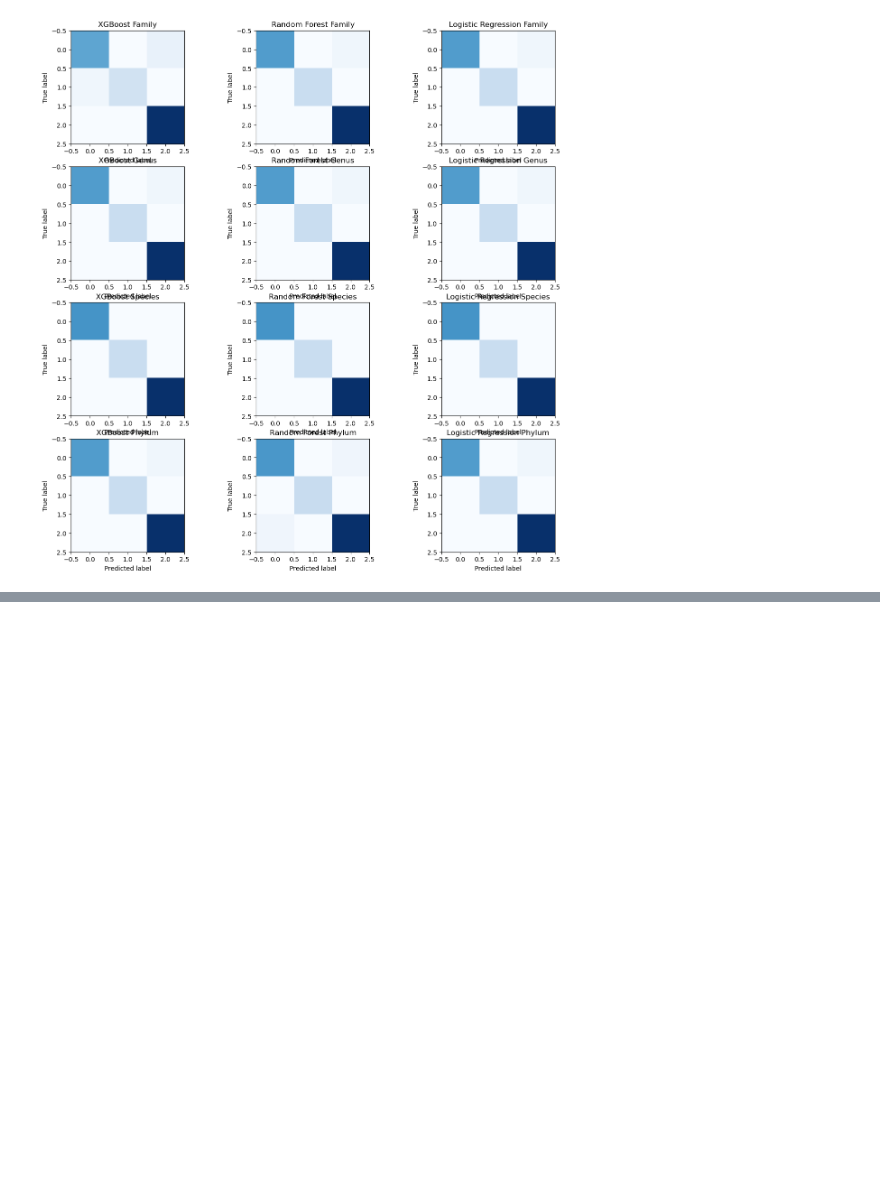
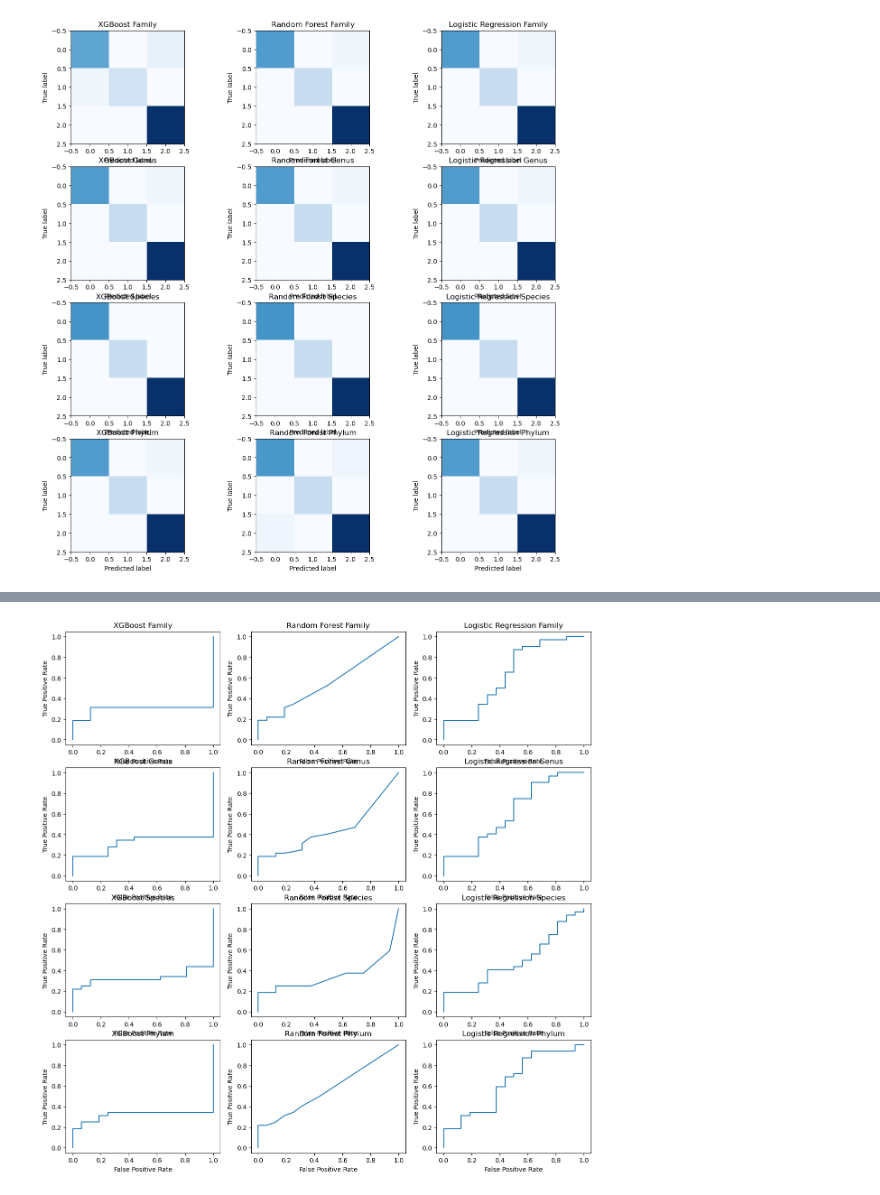
Before and after one commit to tianyi0216/ML_Microbiome, a Jupyter notebook: fumigation_predict.ipynb, the cells around one changed output, grey strips where cells are left out. Drawn from its saved outputs; the diff is of its cells as text; code cells hidden in the pictures; blank space fills up the shorter version.

Commit message:
roc_curve

```diff
--- a/fumigation_predict.ipynb
+++ b/fumigation_predict.ipynb
@@ -793,6 +854,8 @@ Common features:  ['flavida', 'acetylicum', 'megaterium']
 # %%
 # Phylum level data
 df_phylum = df_abundance.groupby('Phylum').sum()
+# remove columns that is not start with "Samp"
+df_phylum = df_phylum[df_phylum.columns[df_phylum.columns.str.startswith('Samp')]]
 df_phylum.head()
 # %% [output]
 |  | Samp001 | Samp002 | Samp003 | Samp004 | Samp005 | Samp006 | Samp007 | Samp008 | Samp009 | Samp010 | ... | ... |
@@ -841,6 +904,12 @@ y_pred = model_phylum_XGB.predict(X_test)
 
 test_score_phylum_XGB = model_phylum_XGB.score(X_test, y_test)
 cm_XGB_phylum = confusion_matrix(y_test, y_pred)
+# for roc curve
+# only binary class, fumigated or not, convert from 3 classes to 2 classes
+y_test_binary = np.where(y_test == 0, 0, 1)
+y_pred_binary = np.where(y_pred == 0, 0, 1)
+y_pred_proba = model_phylum_XGB.predict_proba(X_test)
+fpr_XGB_phylum, tpr_XGB_phylum, thresholds_XGB_phylum = roc_curve(y_test_binary, y_pred_proba[:,1])
 
 print("Test Accuracy: %0.2f" % test_score_phylum_XGB)
 # %% [output]
@@ -864,6 +933,12 @@ y_pred = model_phylum_RF.predict(X_test)
 
 test_score_phylum_RF = model_phylum_RF.score(X_test, y_test)
 cm_RF_phylum = confusion_matrix(y_test, y_pred)
+# for roc curve
+# only binary class, fumigated or not, convert from 3 classes to 2 classes
+y_test_binary = np.where(y_test == 0, 0, 1)
+y_pred_binary = np.where(y_pred == 0, 0, 1)
+y_pred_proba = model_phylum_RF.predict_proba(X_test)
+fpr_RF_phylum, tpr_RF_phylum, thresholds_RF_phylum = roc_curve(y_test_binary, y_pred_proba[:,1])
 
 print("Test Accuracy: %0.2f" % test_score_phylum_RF)
 # %% [output]
@@ -893,6 +968,12 @@ y_pred = model_phylum_logreg.predict(X_test_scaled)
 
 test_score_phylum_lr = model_phylum_logreg.score(X_test_scaled, y_test)
 cm_lr_phylum = confusion_matrix(y_test, y_pred)
+# for roc curve
+# only binary class, fumigated or not, convert from 3 classes to 2 classes
+y_test_binary = np.where(y_test == 0, 0, 1)
+y_pred_binary = np.where(y_pred == 0, 0, 1)
+y_pred_proba = model_phylum_logreg.predict_proba(X_test_scaled)
+fpr_lr_phylum, tpr_lr_phylum, thresholds_lr_phylum = roc_curve(y_test_binary, y_pred_proba[:,1])
 
 print("Test Accuracy: %0.2f" % test_score_phylum_lr)
 # %% [output]
@@ -1141,0 +1216,74 @@ ValueError: Feature shape mismatch, expected: 305, got 43
+# %%
+# ROC Curve
+
+# plot roc curve
+
+fig, ax = plt.subplots(4, 3, figsize=(15, 15))
+
+# family
+ax[0, 0].plot(fpr_XGB_fam, tpr_XGB_fam)
+ax[0, 0].set_title('XGBoost Family')
+ax[0, 0].set_ylabel('True Positive Rate')
+ax[0, 0].set_xlabel('False Positive Rate')
+
+ax[0, 1].plot(fpr_RF_fam, tpr_RF_fam)
+ax[0, 1].set_title('Random Forest Family')
+ax[0, 1].set_ylabel('True Positive Rate')
+ax[0, 1].set_xlabel('False Positive Rate')
+
+ax[0, 2].plot(fpr_lr_fam, tpr_lr_fam)
+ax[0, 2].set_title('Logistic Regression Family')
+ax[0, 2].set_ylabel('True Positive Rate')
+ax[0, 2].set_xlabel('False Positive Rate')
+
+# genus
+ax[1, 0].plot(fpr_XGB_genus, tpr_XGB_genus)
+ax[1, 0].set_title('XGBoost Genus')
+ax[1, 0].set_ylabel('True Positive Rate')
+ax[1, 0].set_xlabel('False Positive Rate')
+
+ax[1, 1].plot(fpr_RF_genus, tpr_RF_genus)
+ax[1, 1].set_title('Random Forest Genus')
+ax[1, 1].set_ylabel('True Positive Rate')
+ax[1, 1].set_xlabel('False Positive Rate')
+
+ax[1, 2].plot(fpr_lr_genus, tpr_lr_genus)
+ax[1, 2].set_title('Logistic Regression Genus')
+ax[1, 2].set_ylabel('True Positive Rate')
+ax[1, 2].set_xlabel('False Positive Rate')
+
+# species
+ax[2, 0].plot(fpr_XGB_spec, tpr_XGB_spec)
+ax[2, 0].set_title('XGBoost Species')
+ax[2, 0].set_ylabel('True Positive Rate')
+ax[2, 0].set_xlabel('False Positive Rate')
+
+ax[2, 1].plot(fpr_RF_spec, tpr_RF_spec)
+ax[2, 1].set_title('Random Forest Species')
+ax[2, 1].set_ylabel('True Positive Rate')
+ax[2, 1].set_xlabel('False Positive Rate')
+
+ax[2, 2].plot(fpr_lr_spec, tpr_lr_spec)
+ax[2, 2].set_title('Logistic Regression Species')
+ax[2, 2].set_ylabel('True Positive Rate')
+ax[2, 2].set_xlabel('False Positive Rate')
+
+# phylum
+ax[3, 0].plot(fpr_XGB_phylum, tpr_XGB_phylum)
+ax[3, 0].set_title('XGBoost Phylum')
+ax[3, 0].set_ylabel('True Positive Rate')
+ax[3, 0].set_xlabel('False Positive Rate')
+
+ax[3, 1].plot(fpr_RF_phylum, tpr_RF_phylum)
+ax[3, 1].set_title('Random Forest Phylum')
+ax[3, 1].set_ylabel('True Positive Rate')
+ax[3, 1].set_xlabel('False Positive Rate')
+
+ax[3, 2].plot(fpr_lr_phylum, tpr_lr_phylum)
+ax[3, 2].set_title('Logistic Regression Phylum')
+ax[3, 2].set_ylabel('True Positive Rate')
+ax[3, 2].set_xlabel('False Positive Rate')
+
+plt.show()
+# %% [output]
+[figure, added]
```
Also changed, not shown: parts of 15 cells of this notebook.
